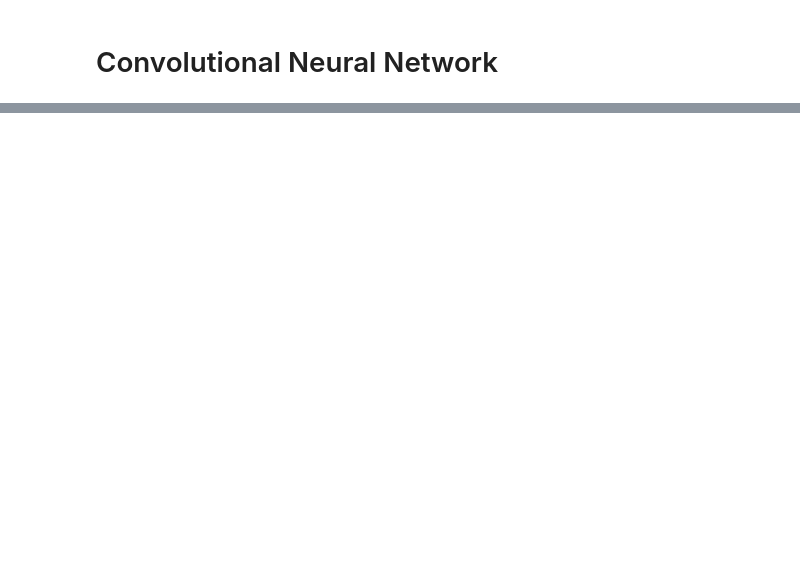
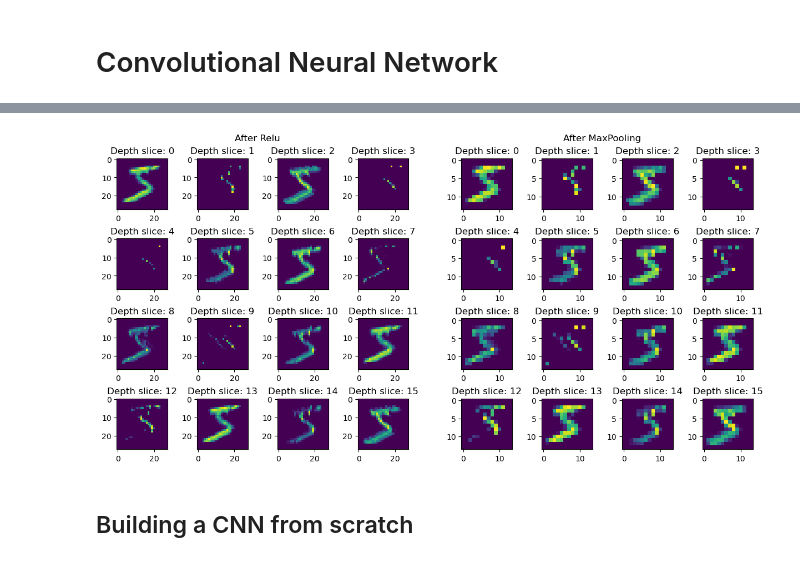
Before and after one commit to danieltar18/cnn-tensorflow, a Jupyter notebook: mnist/mnist.ipynb, the cells around one changed output, grey strips where cells are left out. Saved outputs shown, nothing was run; the diff lists cells and outputs as text; code cells hidden in the pictures; blank space fills up the shorter version.

```diff
--- a/mnist/mnist.ipynb
+++ b/mnist/mnist.ipynb
@@ -102,0 +94,39 @@ def forward_pass(input, weight, bias):
+# %%
+conv_output = tf.nn.conv2d(
+    input=tf.expand_dims(sample_image, axis=0),
+    filters=sample_filter,
+    strides=[1, 1, 1, 1],
+    padding="SAME",
+    dilations=[1]
+)
+
+conv_output_with_bias = tf.nn.bias_add(conv_output, filter_bias)
+activation_output = tf.nn.relu(conv_output_with_bias)
+
+maxpooled_output = tf.nn.max_pool2d(activation_output,
+                 ksize=(2, 2),
+                 strides=(2, 2),
+                 padding="SAME")
+# %%
+fig = plt.figure(constrained_layout=True, figsize=(12, 6))
+(subfig_left, subfig_right) = fig.subfigures(nrows=1, ncols=2, wspace=0.07)
+
+relu_axs = subfig_left.subplots(nrows=4, ncols=4)
+maxpool_axs = subfig_right.subplots(nrows=4, ncols=4)
+
+for i, ax in enumerate(relu_axs.flatten()):
+    ax.imshow(activation_output[0][:, :, i])
+    ax.set_title(f"Depth slice: {i}")
+
+for i, ax in enumerate(maxpool_axs.flatten()):
+    ax.imshow(maxpooled_output[0][:, :, i])
+    ax.set_title(f"Depth slice: {i}")
+
+
+subfig_left.suptitle("After Relu")
+subfig_right.suptitle("After MaxPooling")
+plt.show()
+# %% [output]
+[figure, added]
+# %% [markdown]
+## Building a CNN from scratch
```
Also changed, not shown: parts of 87 cells of this notebook.
